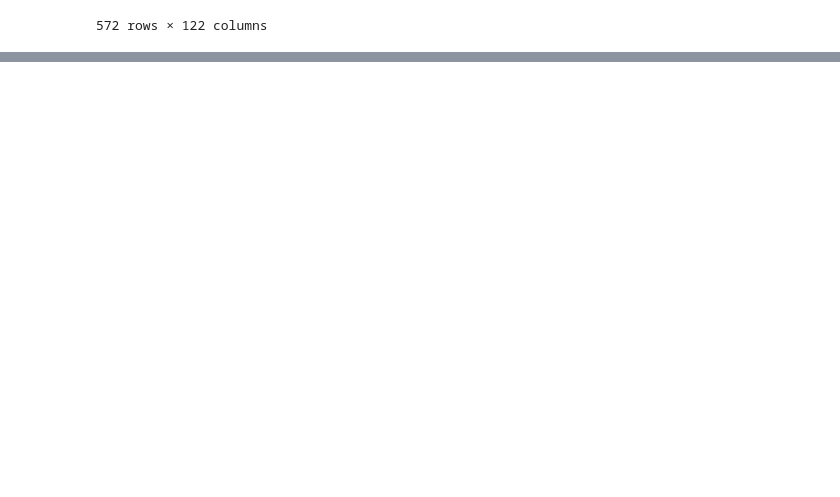
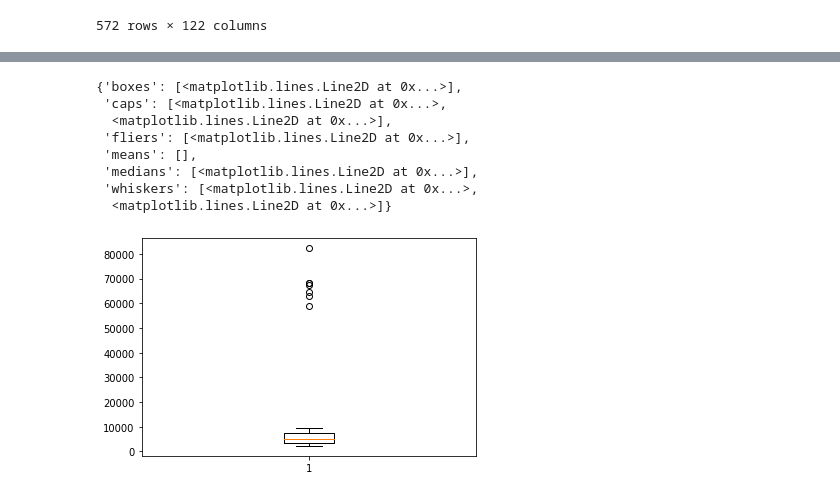
Before and after one commit to nualpair/DWDM21, a Jupyter notebook: Data102_(Chapter2).ipynb, the cells around one changed output, grey strips where cells are left out. Saved outputs shown, nothing was run; the diff lists cells and outputs as text; code cells hidden in the pictures; blank space fills up the shorter version.

```diff
--- a/Data102_(Chapter2).ipynb
+++ b/Data102_(Chapter2).ipynb
@@ -34,0 +199,12 @@ data
+# %%
+plt.boxplot(dataN['positive'][-54:])
+# %% [output]
+{'boxes': [<matplotlib.lines.Line2D at 0x...>],
+ 'caps': [<matplotlib.lines.Line2D at 0x...>,
+  <matplotlib.lines.Line2D at 0x...>],
+ 'fliers': [<matplotlib.lines.Line2D at 0x...>],
+ 'means': [],
+ 'medians': [<matplotlib.lines.Line2D at 0x...>],
+ 'whiskers': [<matplotlib.lines.Line2D at 0x...>,
+  <matplotlib.lines.Line2D at 0x...>]}
+[figure, added]
```
Also changed, not shown: parts of 27 cells of this notebook.
